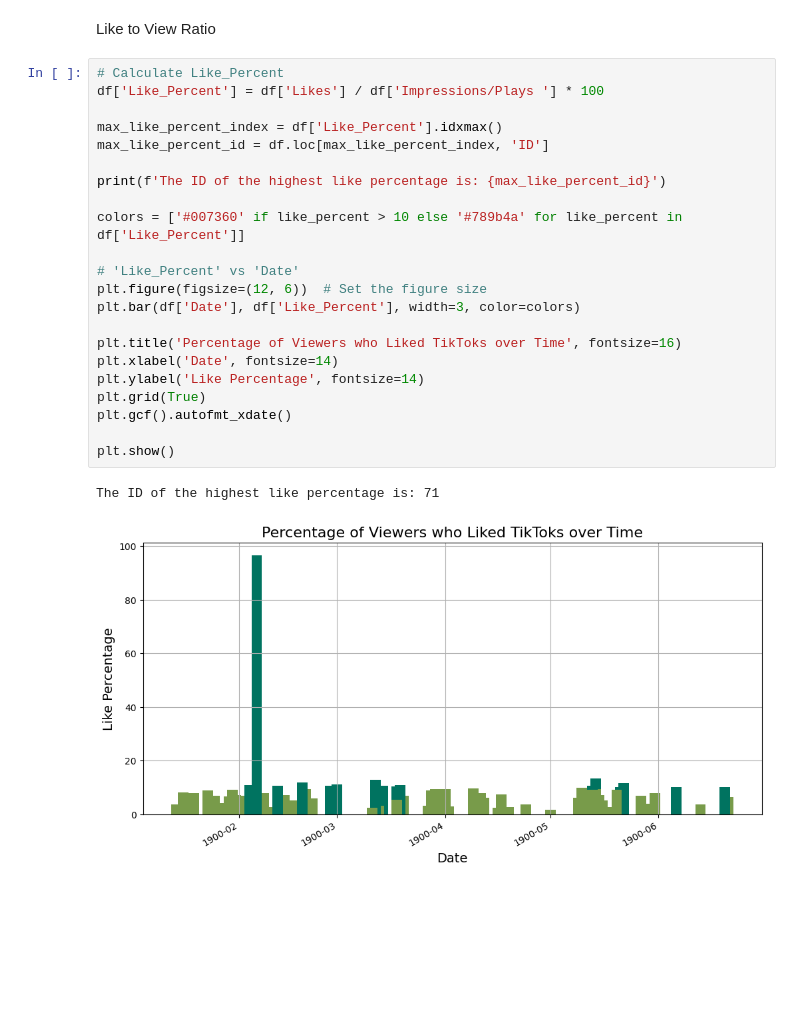
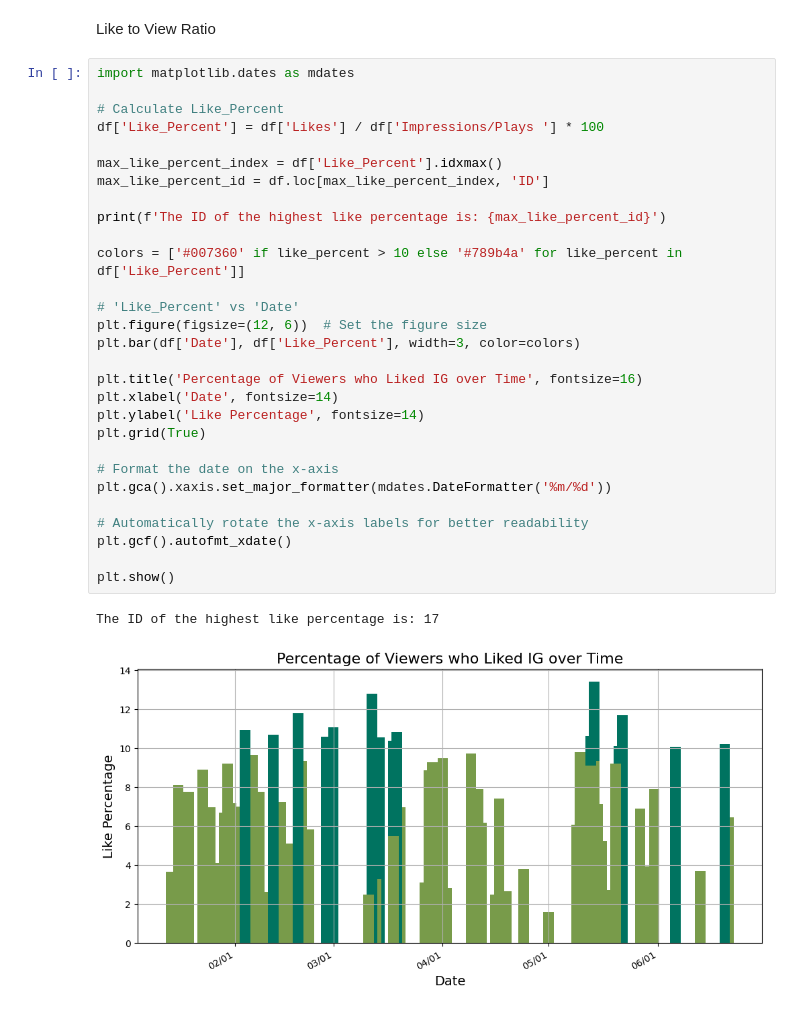
Before and after one commit to hjake22/washusocial24summerintern, a Jupyter notebook: exploringInstagramAnalytics.ipynb, the cells around one changed output. Drawn from its saved outputs; the diff is of its cells as text; blank space fills up the shorter version.

```diff
--- a/exploringInstagramAnalytics.ipynb
+++ b/exploringInstagramAnalytics.ipynb
@@ -225,27 +229,34 @@ plt.show()
 # %% [markdown]
 Like to View Ratio
 # %%
+import matplotlib.dates as mdates
+
 # Calculate Like_Percent
 df['Like_Percent'] = df['Likes'] / df['Impressions/Plays '] * 100
 
 max_like_percent_index = df['Like_Percent'].idxmax()
 max_like_percent_id = df.loc[max_like_percent_index, 'ID']
 
 print(f'The ID of the highest like percentage is: {max_like_percent_id}')
 
 colors = ['#007360' if like_percent > 10 else '#789b4a' for like_percent in df['Like_Percent']]
 
 # 'Like_Percent' vs 'Date'
 plt.figure(figsize=(12, 6))  # Set the figure size
 plt.bar(df['Date'], df['Like_Percent'], width=3, color=colors)
 
-plt.title('Percentage of Viewers who Liked TikToks over Time', fontsize=16)
+plt.title('Percentage of Viewers who Liked IG over Time', fontsize=16)
 plt.xlabel('Date', fontsize=14)
 plt.ylabel('Like Percentage', fontsize=14)
 plt.grid(True)
+
+# Format the date on the x-axis
+plt.gca().xaxis.set_major_formatter(mdates.DateFormatter('%m/%d'))
+
+# Automatically rotate the x-axis labels for better readability
 plt.gcf().autofmt_xdate()
 
 plt.show()
 # %% [output]
-The ID of the highest like percentage is: 71
+The ID of the highest like percentage is: 17
-[figure, old version]
+[figure, new version]
```
Also changed, not shown: parts of 23 cells of this notebook.
